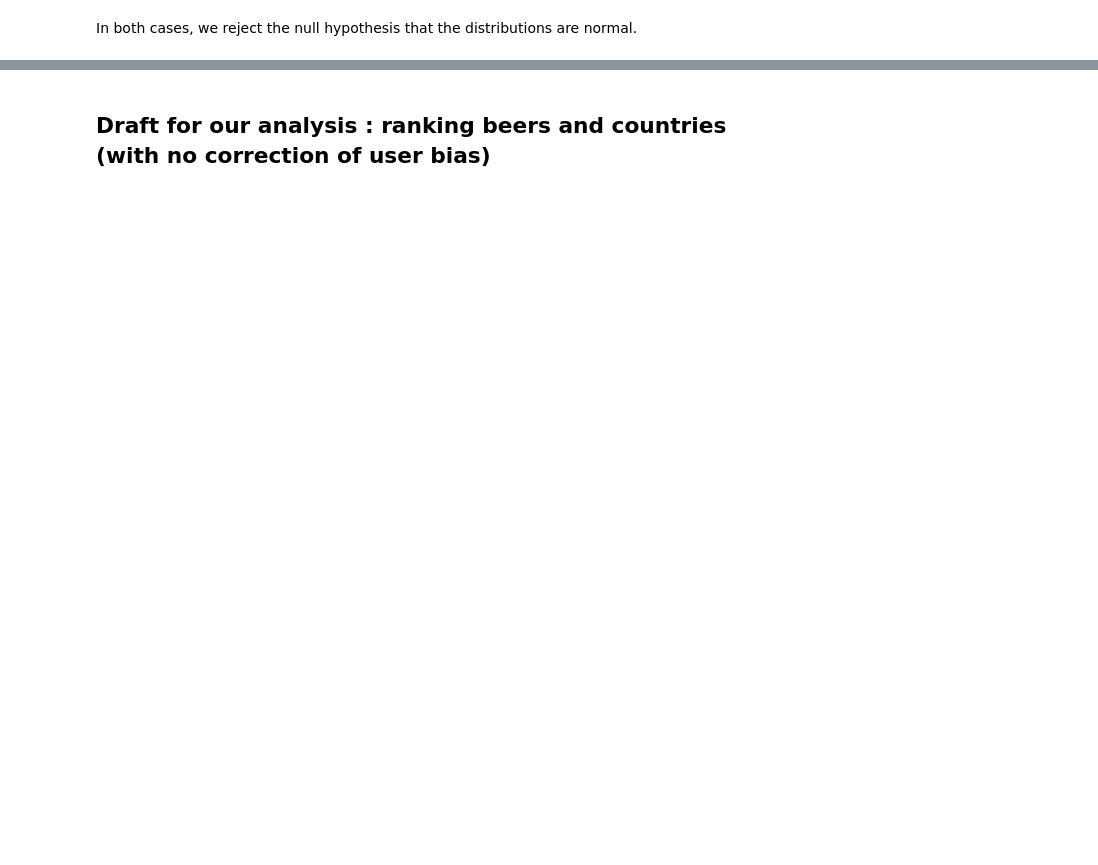
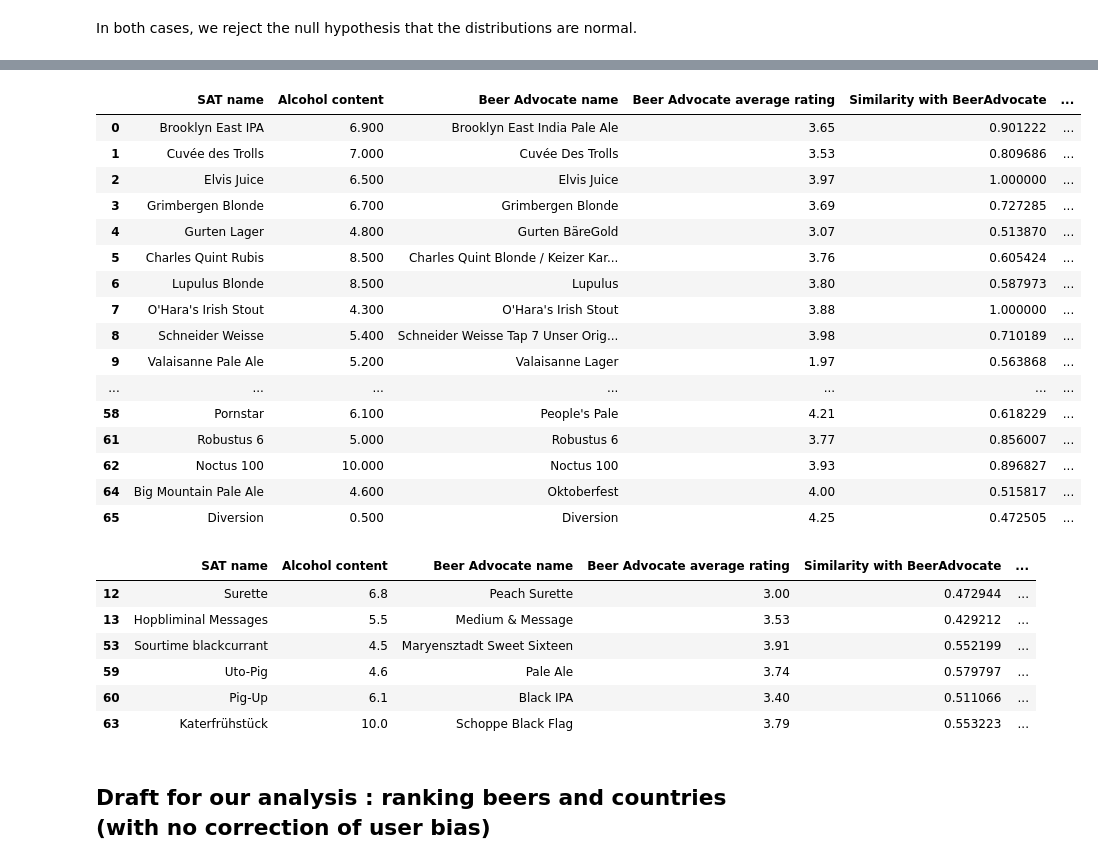
Before and after one commit to epfl-ada/ada-2022-project-hotchocolate, a Jupyter notebook: Notebook.ipynb, the cells around one changed output, grey strips where cells are left out. Cells and saved outputs as stored; diff of their text form; code cells hidden in the pictures; blank space fills up the shorter version.

```diff
--- a/Notebook.ipynb
+++ b/Notebook.ipynb
@@ -788,3 +814,37 @@ display(unmatched_beers)
+# %%
+#We remark that some matches with low similarity are actually good matches.
+#We choose to keep lines 5,6,10 (for RateBeer), 24,26,39,65 (for BeerAdvocate)
+unmatched_beers.drop([5,6,10,24,26,39,65],axis=0,inplace=True)
+# %%
+# The final dataset of beers that were succesfully matched. Some matches are only good in one of the datasets, this will be taken into account into further analysis
+SAT_matched = SAT_matched[~SAT_matched.isin(unmatched_beers)].dropna()
+display(SAT_matched)
+display(unmatched_beers)
+# %% [output]
+|  | SAT name | Alcohol content | Beer Advocate name | Beer Advocate average rating | Similarity with BeerAdvocate | ... |
+| 0 | Brooklyn East IPA | 6.900 | Brooklyn East India Pale Ale | 3.65 | 0.901222 | ... |
+| 1 | Cuvée des Trolls | 7.000 | Cuvée Des Trolls | 3.53 | 0.809686 | ... |
+| 2 | Elvis Juice | 6.500 | Elvis Juice | 3.97 | 1.000000 | ... |
+| 3 | Grimbergen Blonde | 6.700 | Grimbergen Blonde | 3.69 | 0.727285 | ... |
+| 4 | Gurten Lager | 4.800 | Gurten BäreGold | 3.07 | 0.513870 | ... |
+| 5 | Charles Quint Rubis | 8.500 | Charles Quint Blonde / Keizer Kar... | 3.76 | 0.605424 | ... |
+| 6 | Lupulus Blonde | 8.500 | Lupulus | 3.80 | 0.587973 | ... |
+| 7 | O'Hara's Irish Stout | 4.300 | O'Hara's Irish Stout | 3.88 | 1.000000 | ... |
+| 8 | Schneider Weisse | 5.400 | Schneider Weisse Tap 7 Unser Orig... | 3.98 | 0.710189 | ... |
+| 9 | Valaisanne Pale Ale | 5.200 | Valaisanne Lager | 1.97 | 0.563868 | ... |
+| ... | ... | ... | ... | ... | ... | ... |
+| 58 | Pornstar | 6.100 | People's Pale | 4.21 | 0.618229 | ... |
+| 61 | Robustus 6 | 5.000 | Robustus 6 | 3.77 | 0.856007 | ... |
+| 62 | Noctus 100 | 10.000 | Noctus 100 | 3.93 | 0.896827 | ... |
+| 64 | Big Mountain Pale Ale | 4.600 | Oktoberfest | 4.00 | 0.515817 | ... |
+| 65 | Diversion | 0.500 | Diversion | 4.25 | 0.472505 | ... |
+|  | SAT name | Alcohol content | Beer Advocate name | Beer Advocate average rating | Similarity with BeerAdvocate | ... |
+| 12 | Surette | 6.8 | Peach Surette | 3.00 | 0.472944 | ... |
+| 13 | Hopbliminal Messages | 5.5 | Medium & Message | 3.53 | 0.429212 | ... |
+| 53 | Sourtime blackcurrant | 4.5 | Maryensztadt Sweet Sixteen | 3.91 | 0.552199 | ... |
+| 59 | Uto-Pig | 4.6 | Pale Ale | 3.74 | 0.579797 | ... |
+| 60 | Pig-Up | 6.1 | Black IPA | 3.40 | 0.511066 | ... |
+| 63 | Katerfrühstück | 10.0 | Schoppe Black Flag | 3.79 | 0.553223 | ... |
 # %% [markdown]
 ## Draft for our analysis : ranking beers and countries (with no correction of user bias)
 # %%
```
Also changed, not shown: parts of 27 cells of this notebook.
